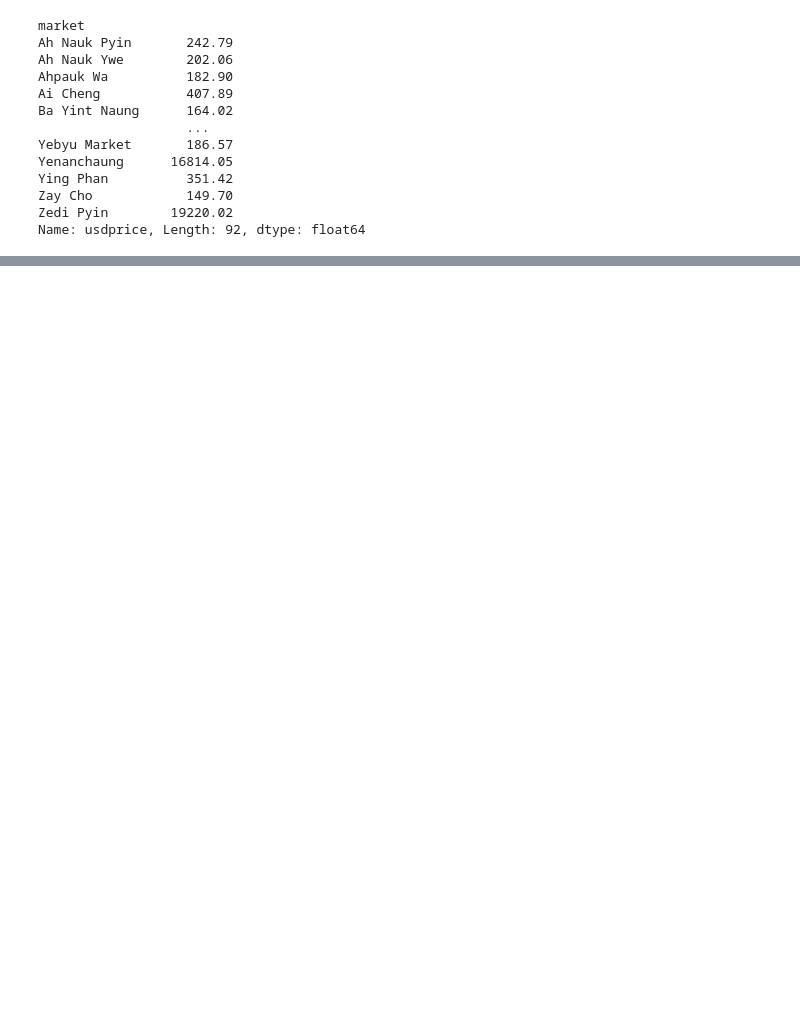
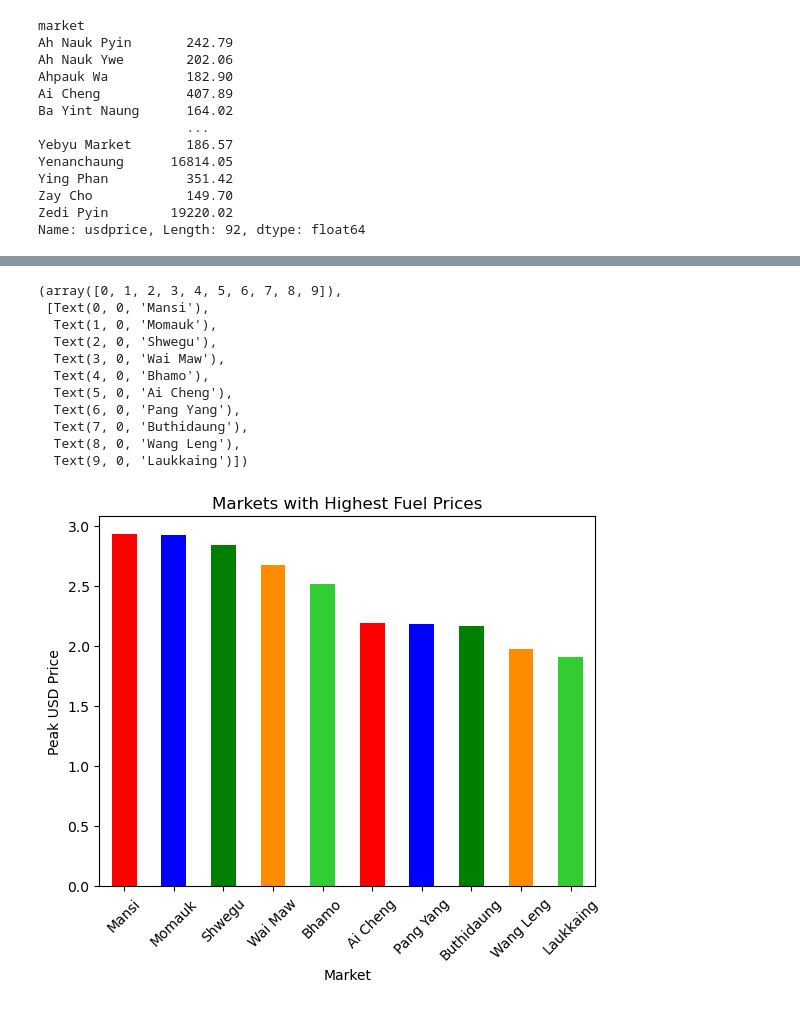
Before and after one commit to cat-mang/Myanmar_Food, a Jupyter notebook: notebooks/market_eda.ipynb, the cells around one changed output, grey strips where cells are left out. Saved outputs shown, nothing was run; the diff lists cells and outputs as text; code cells hidden in the pictures; blank space fills up the shorter version.

```diff
--- a/notebooks/market_eda.ipynb
+++ b/notebooks/market_eda.ipynb
@@ -131,0 +145,34 @@ Name: usdprice, Length: 85, dtype: float64
+# %%
+#Find top markets with highest commodity prices
+commodity_mark = top_marks[['market','subregion','commodity','usdprice','date']]
+
+#Let's find fuel second
+#Filter the dataframe to only list onions
+top_fuel = (commodity_mark['commodity'] == 'Fuel (diesel)')
+high_fuel = commodity_mark[top_fuel]
+high_fuel.head(20)
+
+#Find the top unique markets that had the highest ever fuel prices
+top_fuel_markets = high_fuel.groupby('market').usdprice.max().sort_values(ascending=False)
+top_ten_fuel = top_fuel_markets.iloc[:10]
+# %%
+#Fuel Graphs
+
+high_fuel.groupby('market').usdprice.max().sort_values(ascending=False)[:10].plot.bar(color=['red', 'blue', 'green','darkorange','limegreen'])
+plt.title('Markets with Highest Fuel Prices')
+plt.xlabel("Market")
+plt.ylabel('Peak USD Price')
+plt.xticks(rotation=45)
+# %% [output]
+(array([0, 1, 2, 3, 4, 5, 6, 7, 8, 9]),
+ [Text(0, 0, 'Mansi'),
+  Text(1, 0, 'Momauk'),
+  Text(2, 0, 'Shwegu'),
+  Text(3, 0, 'Wai Maw'),
+  Text(4, 0, 'Bhamo'),
+  Text(5, 0, 'Ai Cheng'),
+  Text(6, 0, 'Pang Yang'),
+  Text(7, 0, 'Buthidaung'),
+  Text(8, 0, 'Wang Leng'),
+  Text(9, 0, 'Laukkaing')])
+[figure, added]
```
Also changed, not shown: parts of 10 cells of this notebook.
